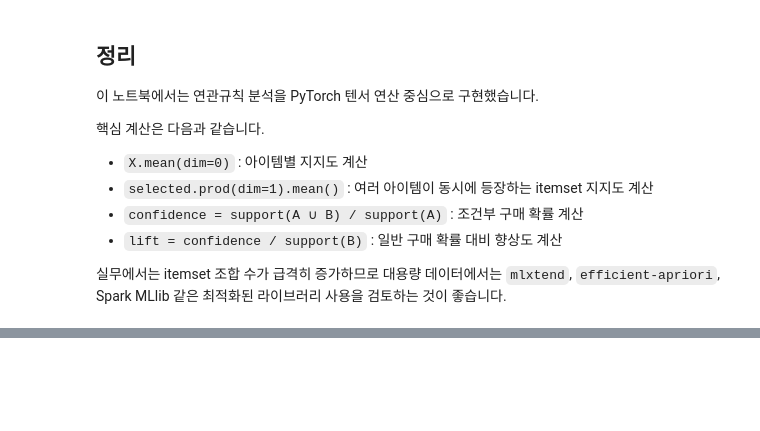
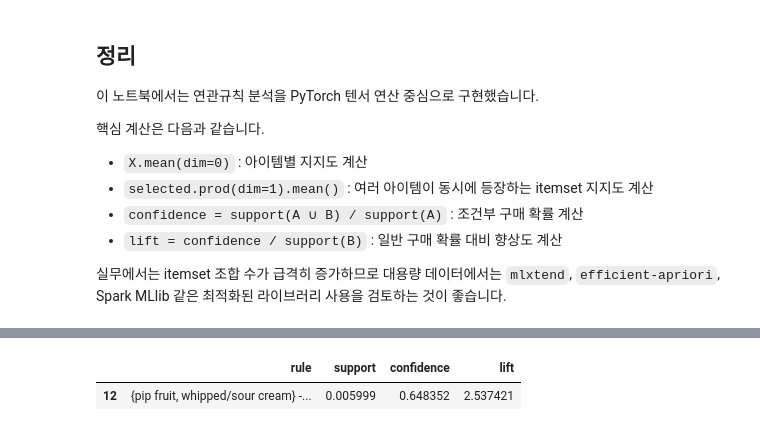
Before and after one commit to StandOut-0/Study-AI, a Jupyter notebook: ml_workspace/day23_ml_learning_unsupervised/torch_association_rules.ipynb, the cells around one changed output, grey strips where cells are left out. Saved outputs shown, nothing was run; the diff lists cells and outputs as text; code cells hidden in the pictures; blank space fills up the shorter version.

```diff
--- a/ml_workspace/day23_ml_learning_unsupervised/torch_association_rules.ipynb
+++ b/ml_workspace/day23_ml_learning_unsupervised/torch_association_rules.ipynb
@@ -729,0 +1252,15 @@ else:
+# %%
+# 1. 커트라인을 0으로 풀어서 모든 규칙(우유, 요거트, 소다 포함)을 임시로 싹 긁어모읍니다.
+all_rules_df = association_rules(frequent_itemsets, metric="confidence", min_threshold=0.0)
+
+for t in ['whole milk', 'yogurt', 'soda']:
+    TARGET_ITEM = t
+    berry_rules = rules_df[
+        # rules_df["lhs"].apply(lambda items: TARGET_ITEM in items) |
+        # rules_df["rhs"].apply(lambda items: TARGET_ITEM in items)
+        all_rules_df["antecedents"].apply(lambda items: TARGET_ITEM in items) |
+        all_rules_df["consequents"].apply(lambda items: TARGET_ITEM in items)
+    ].copy()
+    berry_rules = berry_rules.sort_values("lift", ascending=False).reset_index(drop=True)
+    print(f"'{TARGET_ITEM}' 포함 규칙 수:", len(berry_rules))
+    berry_rules[["rule", "support", "confidence", "lift"]].head(20)
@@ -729,0 +1312,18 @@ else:
+# %%
+def recommend(item):
+
+    result = rules_df[
+        # rules_df["lhs"].apply(lambda x: item in x)
+        all_rules_df["antecedents"].apply(lambda x: item in x)
+    ]
+
+    result = result.sort_values(
+        "lift",
+        ascending=False
+    )
+
+    return result[["rule", "support", "confidence", "lift"]].head(5)
+recommend("whole milk")
+# %% [output]
+|  | rule | support | confidence | lift |
+| 12 | {pip fruit, whipped/sour cream} -... | 0.005999 | 0.648352 | 2.537421 |
```
Also changed, not shown: parts of 29 cells of this notebook.
